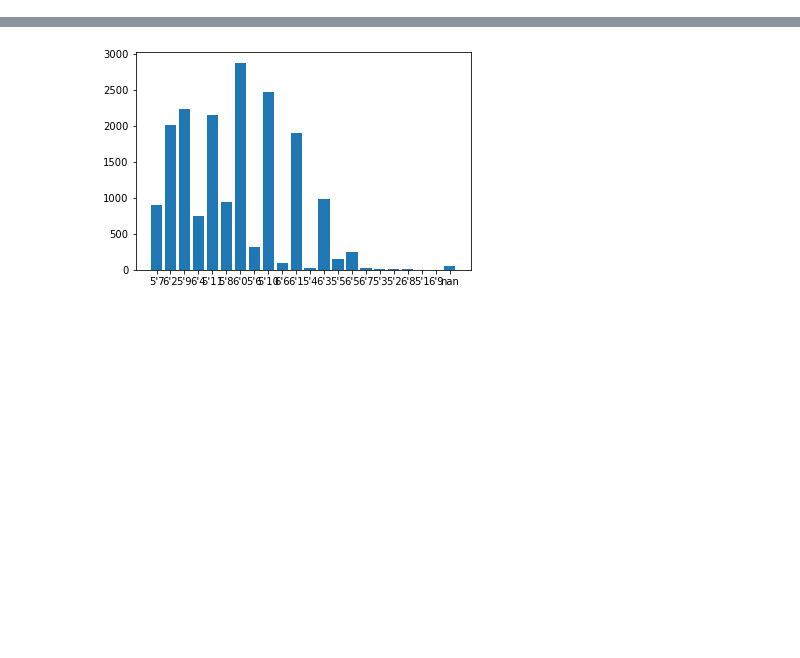
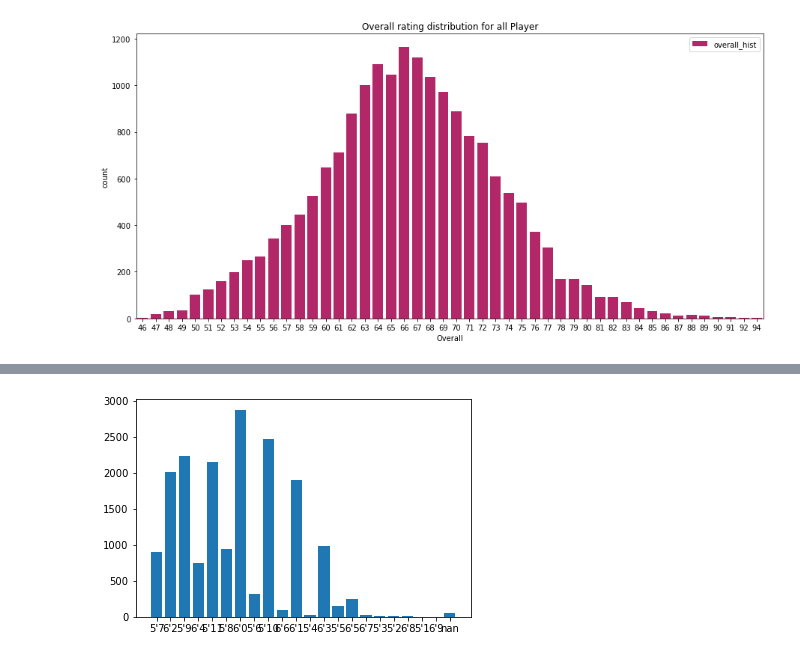
Before and after one commit to tusharc31/Data-Analytics, a Jupyter notebook: Project-1/Project-1.ipynb, the cells around one changed output, grey strips where cells are left out. Saved outputs shown, nothing was run; the diff lists cells and outputs as text; code cells hidden in the pictures; blank space fills up the shorter version.

```diff
--- a/Project-1/Project-1.ipynb
+++ b/Project-1/Project-1.ipynb
@@ -10,5 +9,5 @@ Clustering_Project.pdf  football_data.csv  Project-1.ipynb
 # %%
-df = pd.read_csv("football_data.csv")
-df = df.astype(str)
-set(df['Club'].to_list())
+df = pd.read_csv("football_data.csv", index_col="Unnamed: 0")
+# df = df.astype(str)
+df.head()
 # %% [output]
@@ -50,0 +203,9 @@ Index(['Unnamed: 0', 'ID', 'Name', 'Age', 'Photo', 'Nationality', 'Flag',
+# %%
+# plot the distribution of overall rating.
+plt.figure(figsize=(15, 7))
+sns.countplot(df.Overall, label="overall_hist",color="#c81067")
+plt.title("Overall rating distribution for all Player")
+plt.legend()
+plt.show()
+# %% [output]
+[figure, added]
```
Also changed, not shown: parts of 12 cells of this notebook.
